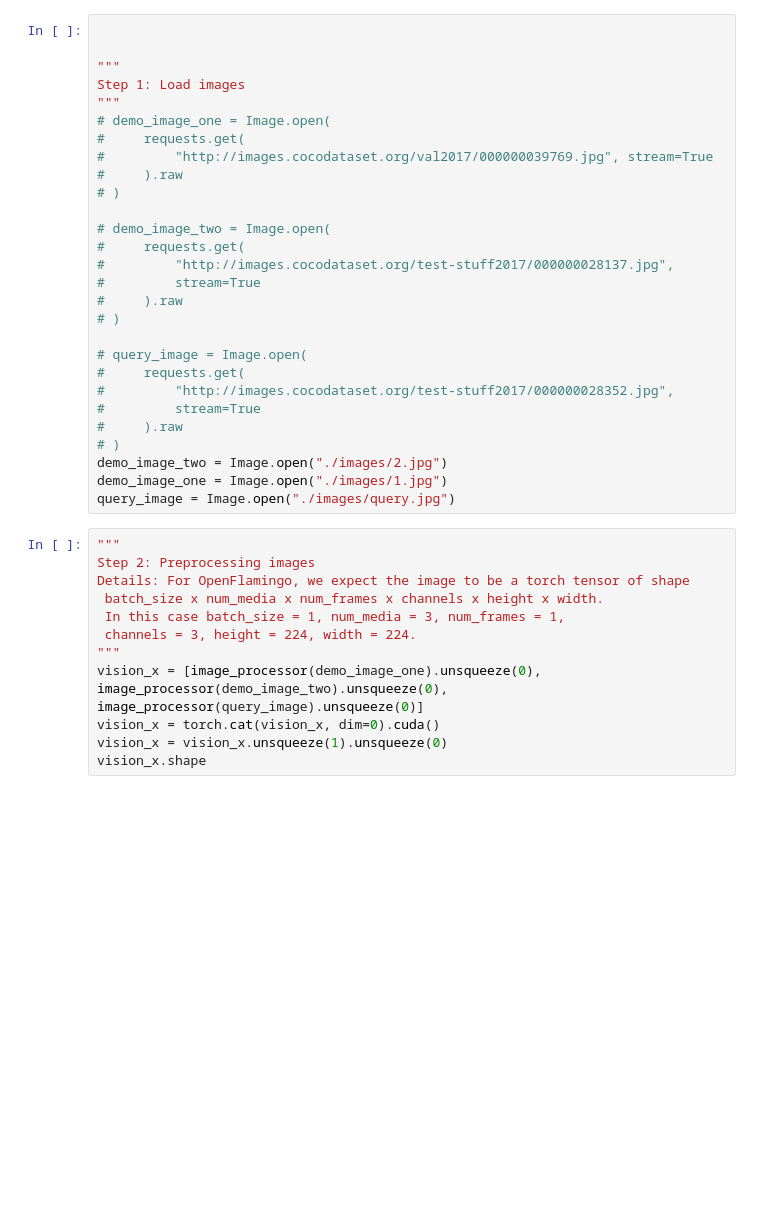
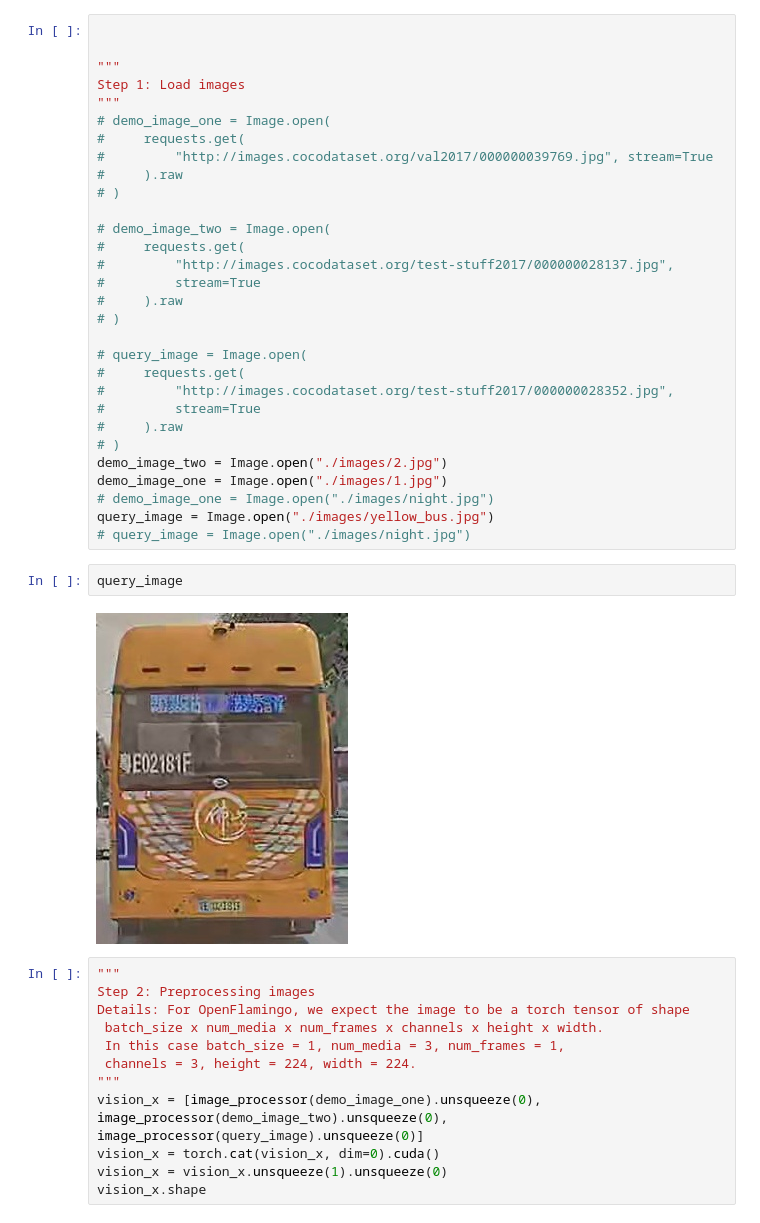
Before and after one commit to YatesZhang/retrieval, a Jupyter notebook: Flamingo/demo.ipynb, the cells around one changed output. Drawn from its saved outputs; the diff is of its cells as text; blank space fills up the shorter version.

Commit message:
jupyter demo

```diff
--- a/Flamingo/demo.ipynb
+++ b/Flamingo/demo.ipynb
@@ -53,7 +60,13 @@ Step 1: Load images
 # )
 demo_image_two = Image.open("./images/2.jpg")
 demo_image_one = Image.open("./images/1.jpg")
-query_image = Image.open("./images/query.jpg")
+# demo_image_one = Image.open("./images/night.jpg")
+query_image = Image.open("./images/yellow_bus.jpg")
+# query_image = Image.open("./images/night.jpg")
+# %%
+query_image
+# %% [output]
+[figure, added]
 # %%
 """
 Step 2: Preprocessing images
```
Also changed, not shown: parts of 6 cells of this notebook, 2 other files.
